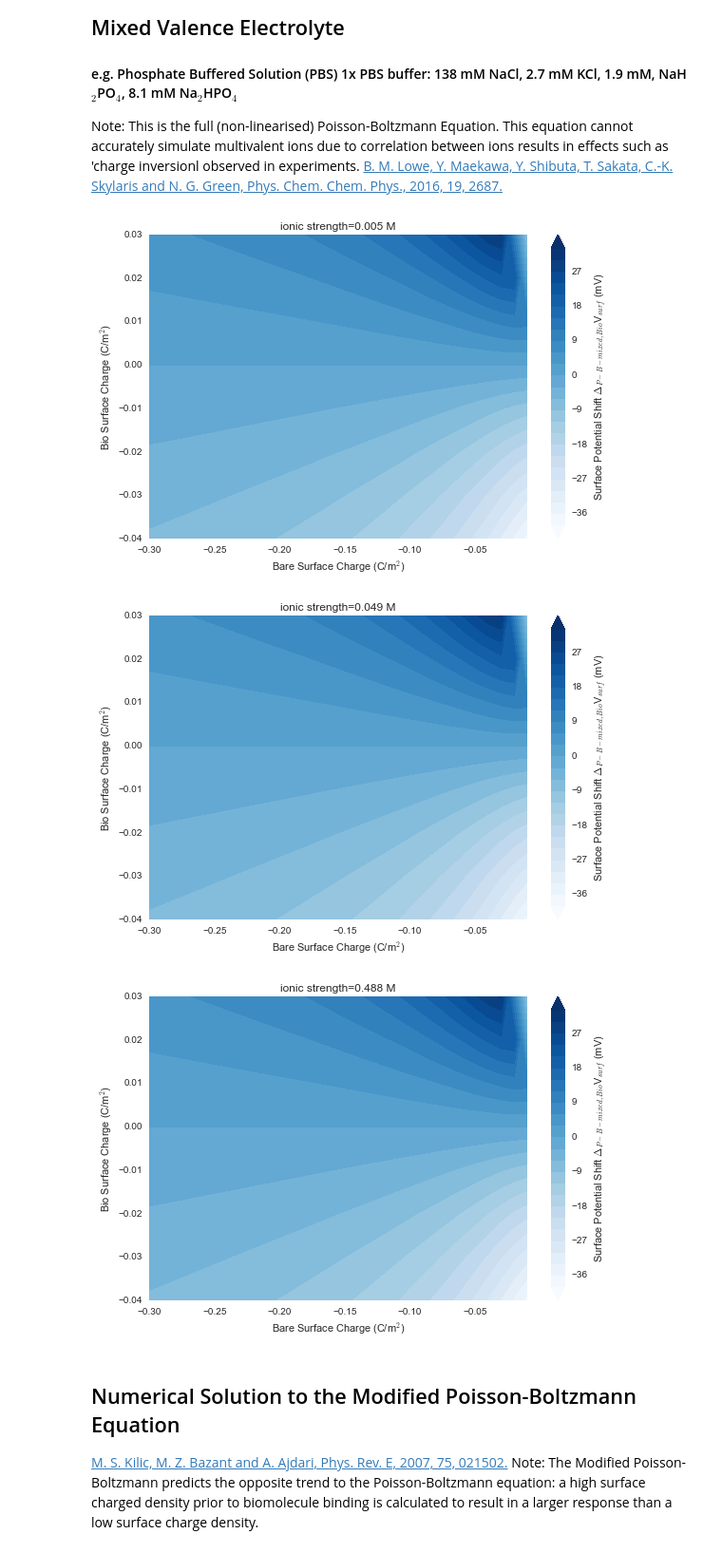
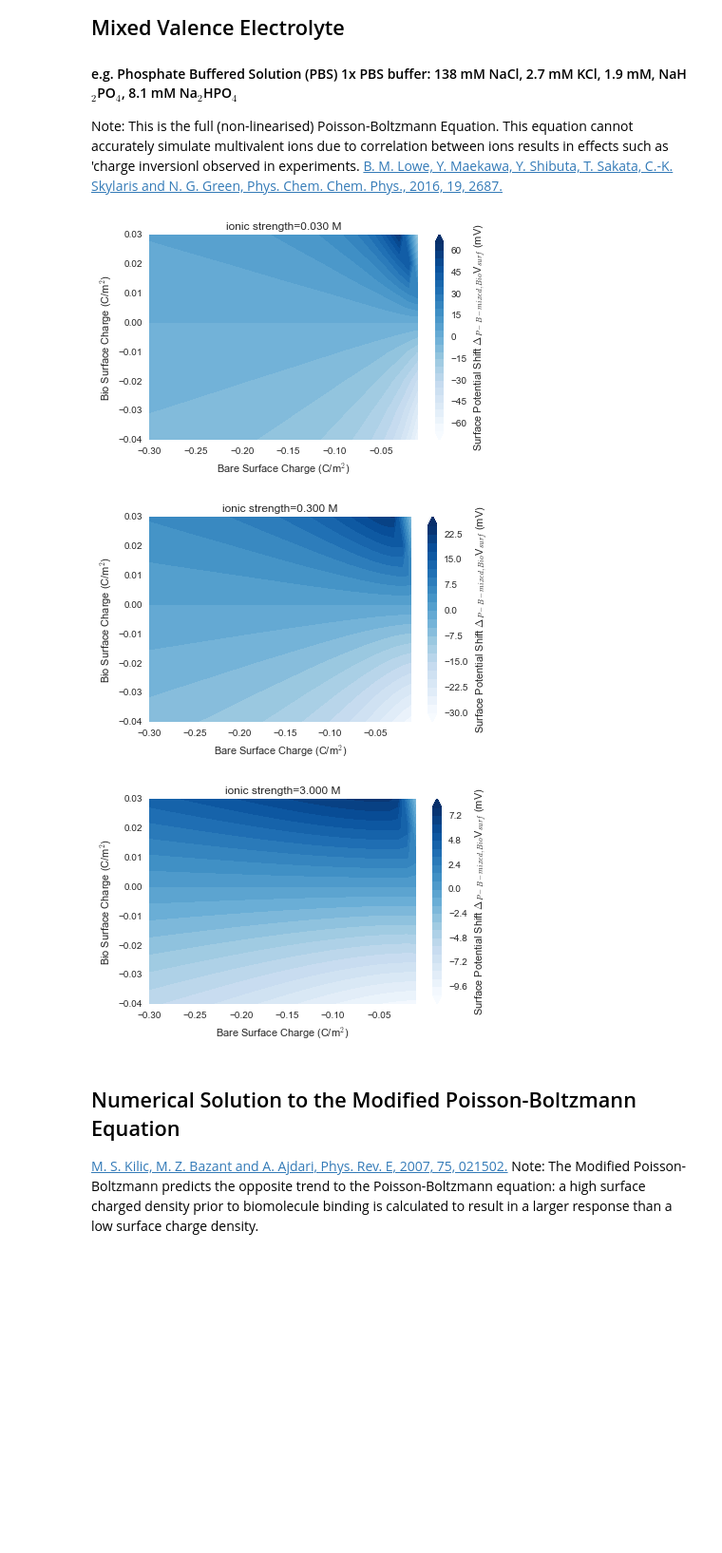
Before and after one commit to bml1g12/P-B-SurfPot-Calc, a Jupyter notebook: SurfaceChargeCalculations.ipynb, the cells around one changed output. Shown: that part at 95% size. Cells and saved outputs as stored; diff of their text form; code cells hidden in the pictures; blank space fills up the shorter version.

```diff
--- a/SurfaceChargeCalculations.ipynb
+++ b/SurfaceChargeCalculations.ipynb
@@ -120,7 +120,7 @@ def delta_psi_monovalent(x,y, ionic_stren):
     Input: The Ionic Strength (in Molar), 'ionic_stren'
     Input: 'x' list of native surface charges (C/m^2)
     Input:  'y' list of biomolecular charges (C/m^2)
-    Returns: The change in surface potential (in Volts) due to a biomolecule charge 'y' added to a bare silica surface charge 'x' (C/m^2)
+    Returns: The change in surface potential (in mV) due to a biomolecule charge 'y' added to a bare silica surface charge 'x' (C/m^2)
 
     Note that, unlike the Debye-Hückel equation, this equation has not been linearised by assuming an inverse hyperbolic sine (asinh) term can be apprximated to x^2.
     Linearising results in the simpler, linear, Debye-Huckel equation, and the concept of a Debye Length
@@ -134,8 +134,11 @@ def delta_psi_monovalent(x,y, ionic_stren):
 xchoice="Bare Surface Charge (C/m$^2$)"
 ychoice="Ionic Strength (M)"
 
-xspan=np.arange(-0.01,-0.301,-0.01) #Bare Surface Charge (C/m$^2$)
-yspan=np.arange(-0.04, 0.041, 0.001) #Bio Surface Charge (C/m$^2$)
+#xspan=np.arange(-0.01,-0.301,-0.01) #Bare Surface Charge (C/m$^2$)
+#yspan=np.arange(-0.04, 0.041, 0.001) #Bio Surface Charge (C/m$^2$)
+
+xspan=np.arange(-0.01,-1.0,-0.01) #Bare Surface Charge (C/m$^2$)
+yspan=np.arange(-0.04, 0.041, 0.01) #Bio Surface Charge (C/m$^2$)
 
 #Select ionic strengths in the following list
 for ionic_stren in [0.03,0.3,3]: #0.1627 M = 1x PBS ionic strength
@@ -162,7 +165,7 @@ def delta_psi_linear_anyvalent(y, ionic_stren):
     The model is the  Debye-Hückel (or linearised Poisson_Boltzmann equation)
     Input: The Ionic Strength (in Molar), 'ionic_stren'
     Input:  'y' list of biomolecular charges to plot (C/m^2)
-    Returns: The change in surface potential (in Volts) due to a biomolecule charge 'y' added to a bare silica surface charge 'x' (C/m^2)
+    Returns: The change in surface potential (in mV) due to a biomolecule charge 'y' added to a bare silica surface charge 'x' (C/m^2)
 
     Note that the Debye-Hückel equation is SurfaceCharge/(permitivity*Debye Length) and thus is linear with respect to Surface Charge.
     Thus the difference in surface charge after addition relative to before addition is the same value regardless of the surface charge,
@@ -217,38 +220,38 @@ def delta_psi_multivalent(sigma_0,sigma_bio, dilution=1):
     """
     #PBS at 1X ionic strength = 0.1627 M : Reference: N. Lloret, R. S. Frederiksen, T. C. Møller, N. I. Rieben, S. Upadhyay, L. D. Vico, J. H. Jensen, J. Nygård and K. L. Martinez, Nanotechnology, 2013, 24, 035501. (supplementary information)
     system=[(0.138, 1), (0.138,-1), (0.0027, 1), (0.0027, -1), (0.0019, 1), (0.0019, -1), (0.00405, 1), (0.00405, 1), (0.0081, -2)]
 
     #Solving Grahame Equation, Equation 1.90 from Physics of Soft Colloidal Matter, {Interaction potentials and colloidal stability}, Peter Lang, Fall term 2007/08, pg 35
         #http://arachnoid.com/IPython/equation_solving.html
     sumed=0
     for conc, charge in system:
-        number_dens=conc*1000.*avo_L
+        number_dens=conc*dilution*1000.*avo_L
         sumed+=number_dens*(sympy.exp((-charge*e*x)/(k*T))-1)
 
     prefactor=(2*epsilon_medium*k*T)
     psi_multivalent=sympy.nsolve((prefactor)*sumed - ((sigma_0)**2),x,-1e-3, solver='newton') #1e-3 is x0, initial guess. Solve for sympy symbol x. http://docs.sympy.org/0.7.0/modules/mpmath/calculus/optimization.html
     psi_multivalent_bio=sympy.nsolve((prefactor)*sumed - ((sigma_0+sigma_bio)**2),x,-1e-3, solver='newton')
     delta_psi=psi_multivalent_bio-psi_multivalent
     return delta_psi*1000 #mV
 
 xspan=np.arange(-0.01,-0.31,-0.01) #Bare Surface Charge (C/m$^2$)
 yspan=np.arange(-0.04, 0.04, 0.01) #Bio Surface Charge (C/m$^2$)
 
 #Select ionic strengths in the following list
-for dilution in [0.03,0.3,3]:
+for dilution in [0.03/0.1627,0.3/0.1627,3/0.1627]:
 
     data=[]
     for current_sigmabio in yspan:
         row=[]
         for current_sigma0 in xspan:
             row.append(delta_psi_multivalent(current_sigma0,current_sigmabio,dilution))
         data.append(row)
 
     fig, ax = plot_heatmap(data, xspan, yspan, 'Surface Potential Shift $\Delta$$_{P-B-mixed,Bio}$V$_{surf}$ (mV)',dilution*0.1627)
 # %% [output]
-[figure, old version]
+[figure, new version]
-[figure, old version]
+[figure, new version]
-[figure, old version]
+[figure, new version]
 # %% [markdown]
 ## Numerical Solution to the Modified Poisson-Boltzmann Equation
 [M. S. Kilic, M. Z. Bazant and A. Ajdari, Phys. Rev. E, 2007, 75, 021502.](http://link.aps.org/doi/10.1103/PhysRevE.75.021502)
```
Also changed, not shown: parts of 5 cells of this notebook.
